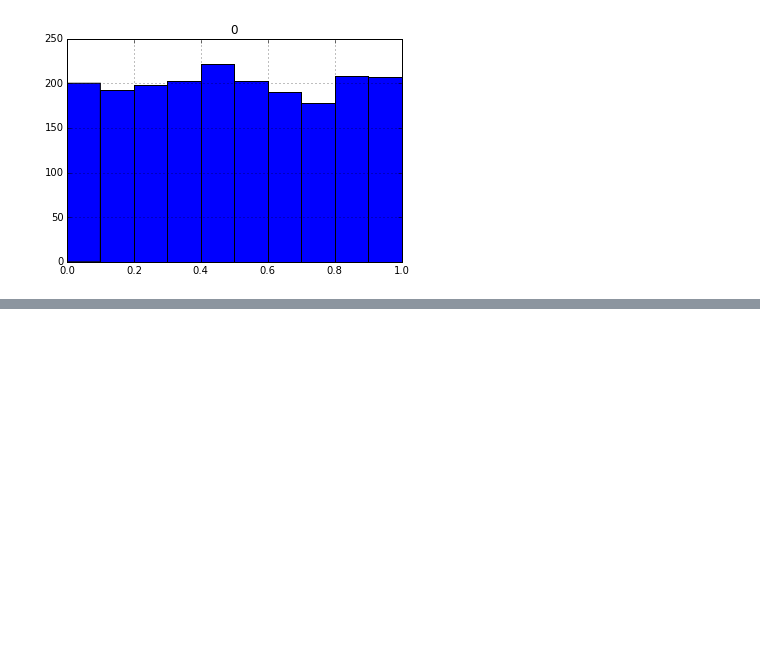
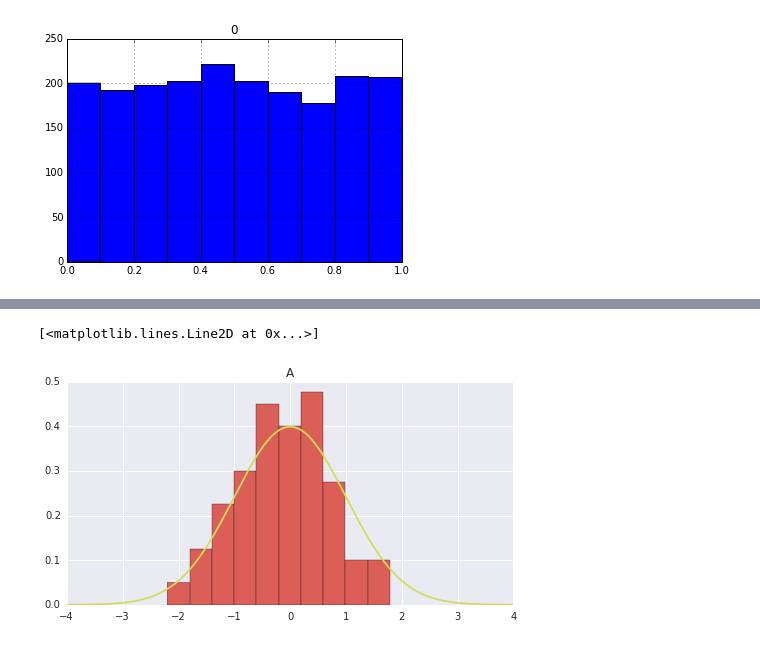
Before and after one commit to MathLab/file_loss, a Jupyter notebook: pandas_test.ipynb, the cells around one changed output, grey strips where cells are left out. Cells and saved outputs as stored; diff of their text form; code cells hidden in the pictures; blank space fills up the shorter version.

```diff
--- a/pandas_test.ipynb
+++ b/pandas_test.ipynb
@@ -40,0 +57,11 @@ array([[<matplotlib.axes._subplots.AxesSubplot object at 0x...>]], dtype=object)
+# %%
+from scipy.stats import norm
+df = pd.DataFrame({'A': np.random.normal(size=100)})
+
+df.hist(normed=True)
+
+range = np.arange(-4, 4, 0.001)
+plt.plot(range, norm.pdf(range,0,1))
+# %% [output]
+[<matplotlib.lines.Line2D at 0x...>]
+[figure, added]
```
Also changed, not shown: parts of 3 cells of this notebook.
